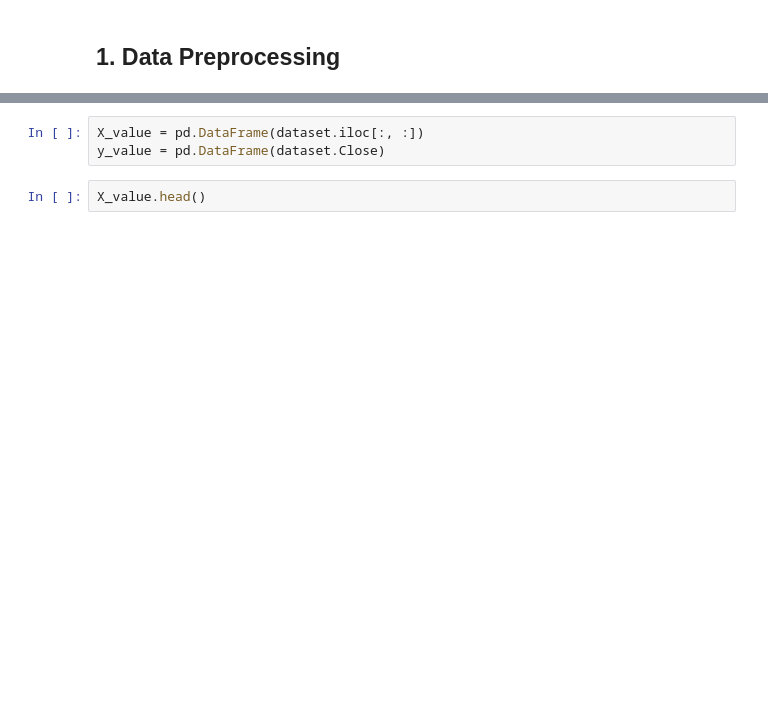
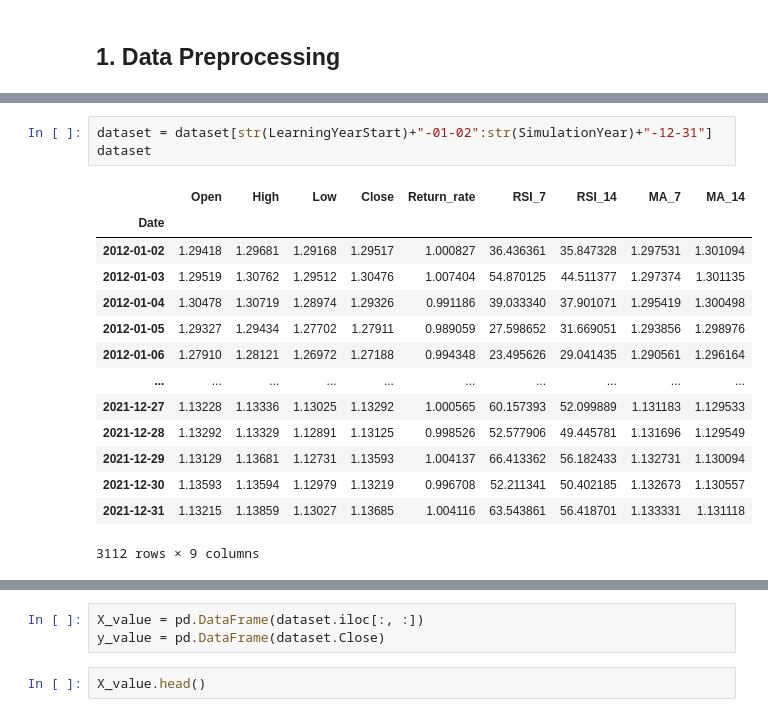
Before and after one commit to piotrkozub1999/Stock-Price-Prediction, a Jupyter notebook: 3. PricePrediction.ipynb, the cells around one changed output, grey strips where cells are left out. Saved outputs shown, nothing was run; the diff lists cells and outputs as text; blank space fills up the shorter version.

```diff
--- a/3. PricePrediction.ipynb
+++ b/3. PricePrediction.ipynb
@@ -37,3 +75,21 @@ dataset
 | 2022-12-11 | 1.05286 | 1.05371 | 1.05176 | 1.05204 | 0.998851 | 60.634794 | 62.982086 | 1.051797 | 1.046666 |
 | 2022-12-12 | 1.05204 | 1.05795 | 1.05054 | 1.05407 | 1.001930 | 64.049088 | 64.269381 | 1.051760 | 1.047780 |
 7140 rows × 9 columns
+# %%
+dataset = dataset[str(LearningYearStart)+"-01-02":str(SimulationYear)+"-12-31"]
+dataset
+# %% [output]
+|  | Open | High | Low | Close | Return_rate | RSI_7 | RSI_14 | MA_7 | MA_14 |
+| Date |  |  |  |  |  |  |  |  |  |
+| 2012-01-02 | 1.29418 | 1.29681 | 1.29168 | 1.29517 | 1.000827 | 36.436361 | 35.847328 | 1.297531 | 1.301094 |
+| 2012-01-03 | 1.29519 | 1.30762 | 1.29512 | 1.30476 | 1.007404 | 54.870125 | 44.511377 | 1.297374 | 1.301135 |
+| 2012-01-04 | 1.30478 | 1.30719 | 1.28974 | 1.29326 | 0.991186 | 39.033340 | 37.901071 | 1.295419 | 1.300498 |
+| 2012-01-05 | 1.29327 | 1.29434 | 1.27702 | 1.27911 | 0.989059 | 27.598652 | 31.669051 | 1.293856 | 1.298976 |
+| 2012-01-06 | 1.27910 | 1.28121 | 1.26972 | 1.27188 | 0.994348 | 23.495626 | 29.041435 | 1.290561 | 1.296164 |
+| ... | ... | ... | ... | ... | ... | ... | ... | ... | ... |
+| 2021-12-27 | 1.13228 | 1.13336 | 1.13025 | 1.13292 | 1.000565 | 60.157393 | 52.099889 | 1.131183 | 1.129533 |
+| 2021-12-28 | 1.13292 | 1.13329 | 1.12891 | 1.13125 | 0.998526 | 52.577906 | 49.445781 | 1.131696 | 1.129549 |
+| 2021-12-29 | 1.13129 | 1.13681 | 1.12731 | 1.13593 | 1.004137 | 66.413362 | 56.182433 | 1.132731 | 1.130094 |
+| 2021-12-30 | 1.13593 | 1.13594 | 1.12979 | 1.13219 | 0.996708 | 52.211341 | 50.402185 | 1.132673 | 1.130557 |
+| 2021-12-31 | 1.13215 | 1.13859 | 1.13027 | 1.13685 | 1.004116 | 63.543861 | 56.418701 | 1.133331 | 1.131118 |
+3112 rows × 9 columns
```
Also changed, not shown: parts of 59 cells of this notebook, 3 other files.
